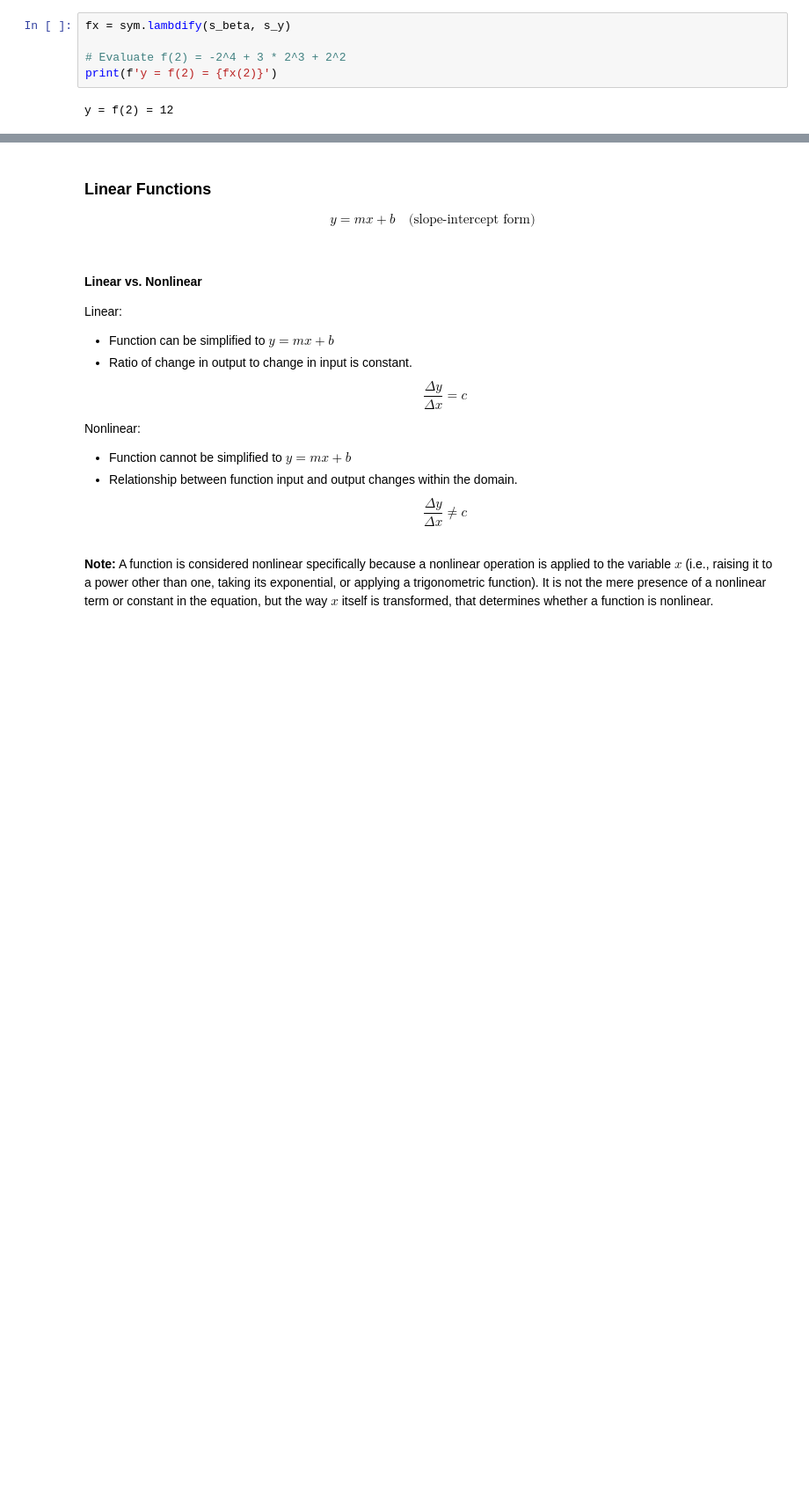
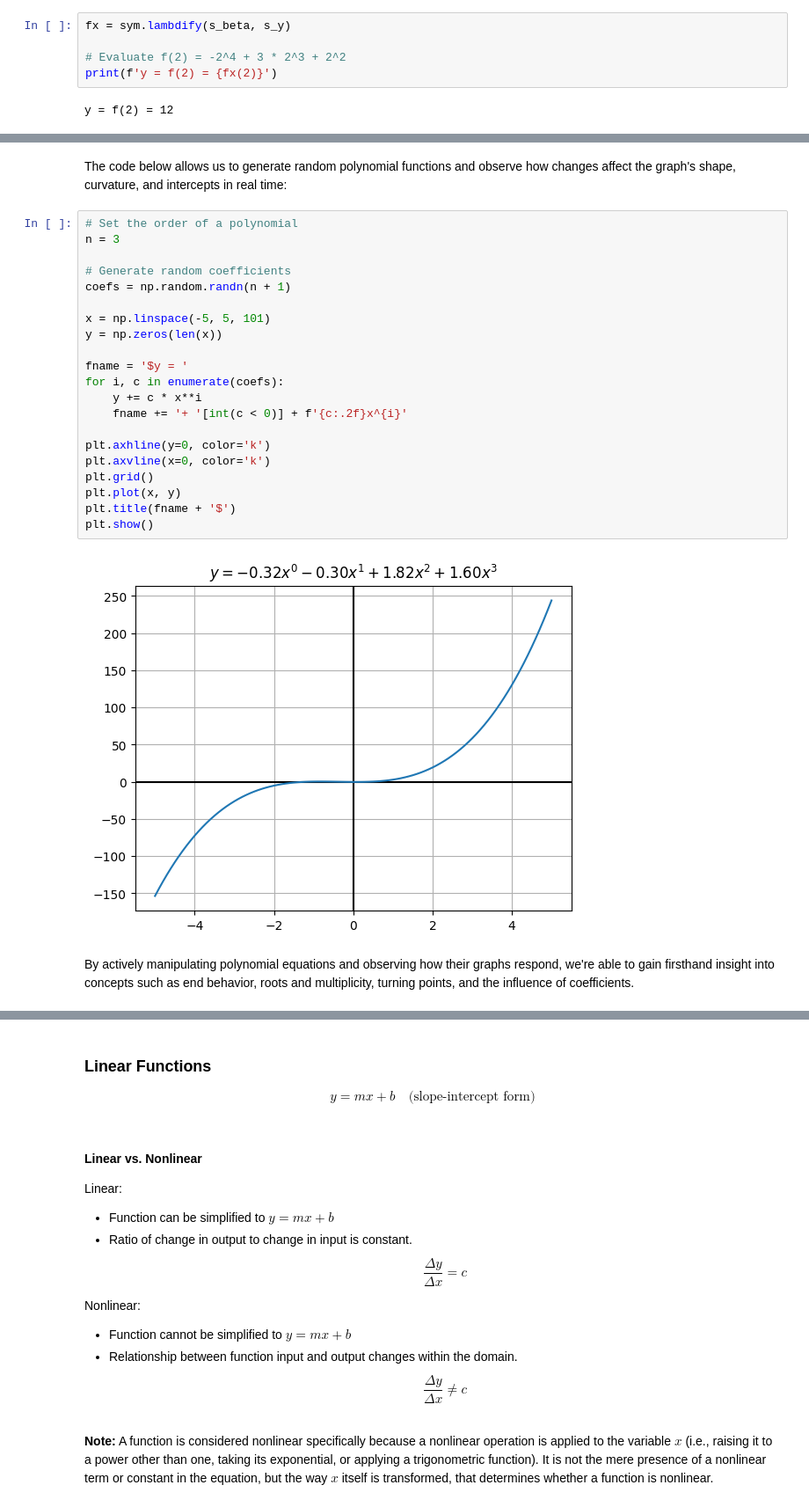
Before and after one commit to wanyingng/Calculus, a Jupyter notebook: 01-functions/functions.ipynb, the cells around one changed output, grey strips where cells are left out. Shown at 88% size. Cells and saved outputs as stored; diff of their text form; blank space fills up the shorter version.

Commit message:
docs: update functions

```diff
--- a/01-functions/functions.ipynb
+++ b/01-functions/functions.ipynb
@@ -156,0 +157,27 @@ The constant term (also the coefficient of $x^0$) is the **y-intercept** — the
+# %% [markdown]
+The code below allows us to generate random polynomial functions and observe how changes affect the graph's shape, curvature, and intercepts in real time:
+# %%
+# Set the order of a polynomial
+n = 3
+
+# Generate random coefficients
+coefs = np.random.randn(n + 1)
+
+x = np.linspace(-5, 5, 101)
+y = np.zeros(len(x))
+
+fname = '$y = '
+for i, c in enumerate(coefs):
+    y += c * x**i
+    fname += '+ '[int(c < 0)] + f'{c:.2f}x^{i}'
+
+plt.axhline(y=0, color='k')
+plt.axvline(x=0, color='k')
+plt.grid()
+plt.plot(x, y)
+plt.title(fname + '$')
+plt.show()
+# %% [output]
+[figure, added]
+# %% [markdown]
+By actively manipulating polynomial equations and observing how their graphs respond, we're able to gain firsthand insight into concepts such as end behavior, roots and multiplicity, turning points, and the influence of coefficients.
```
Also changed, not shown: parts of 6 cells of this notebook.
